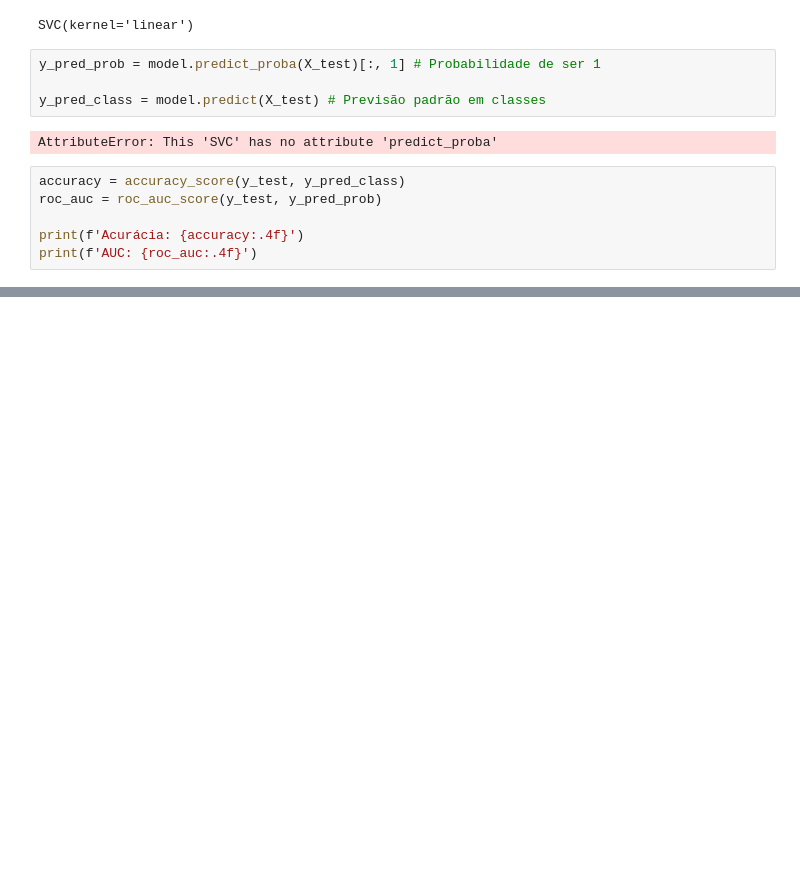
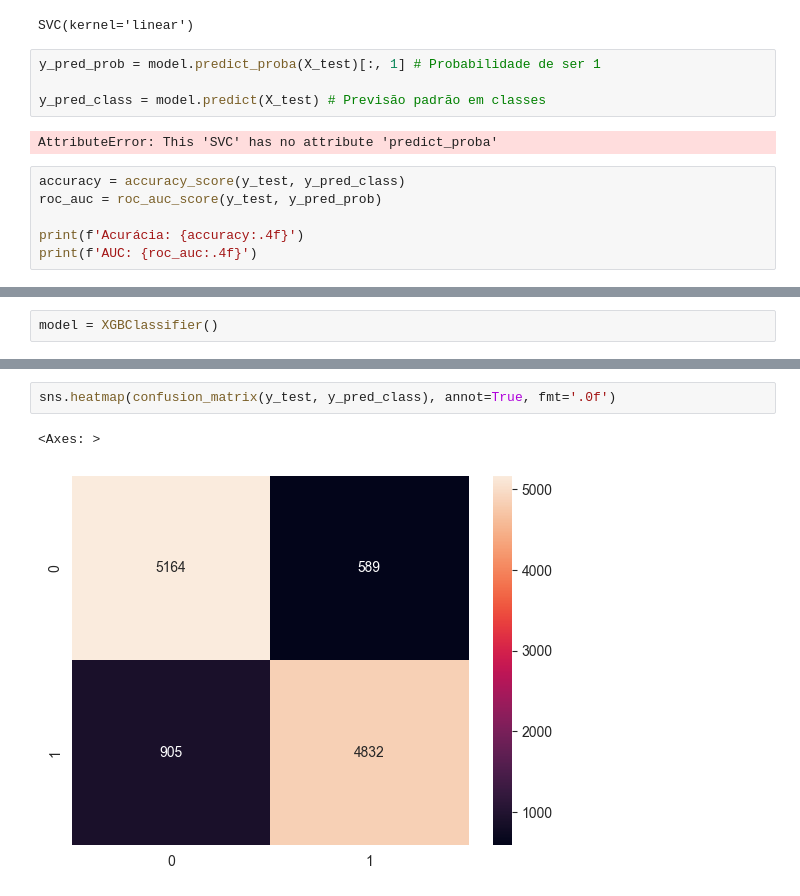
Before and after one commit to fernandohitmas/data_science_challenges, a Jupyter notebook: scripts/kaggle_porto_seguro_safe_driver/03.1.modelling_under_sampling.ipynb, the cells around one changed output, grey strips where cells are left out. Drawn from its saved outputs; the diff is of its cells as text; blank space fills up the shorter version.

```diff
--- a/scripts/kaggle_porto_seguro_safe_driver/03.1.modelling_under_sampling.ipynb
+++ b/scripts/kaggle_porto_seguro_safe_driver/03.1.modelling_under_sampling.ipynb
@@ -432,0 +486,2 @@ print(f'AUC: {roc_auc:.4f}')
+# %%
+model = XGBClassifier()
@@ -432,0 +529,5 @@ print(f'AUC: {roc_auc:.4f}')
+# %%
+sns.heatmap(confusion_matrix(y_test, y_pred_class), annot=True, fmt='.0f')
+# %% [output]
+<Axes: >
+[figure, added]
```
Also changed, not shown: parts of 27 cells of this notebook.
